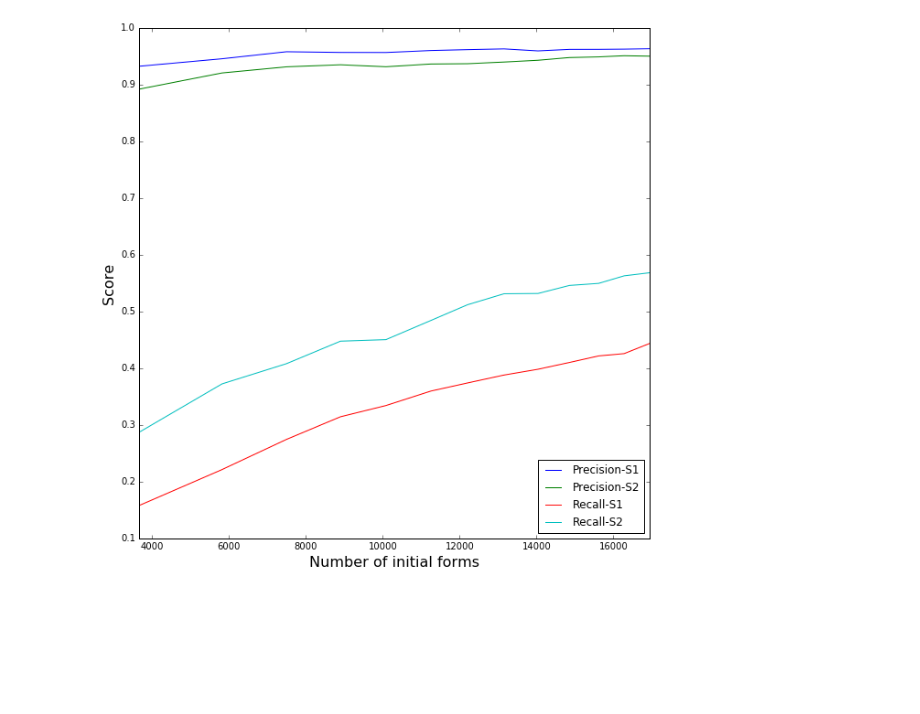
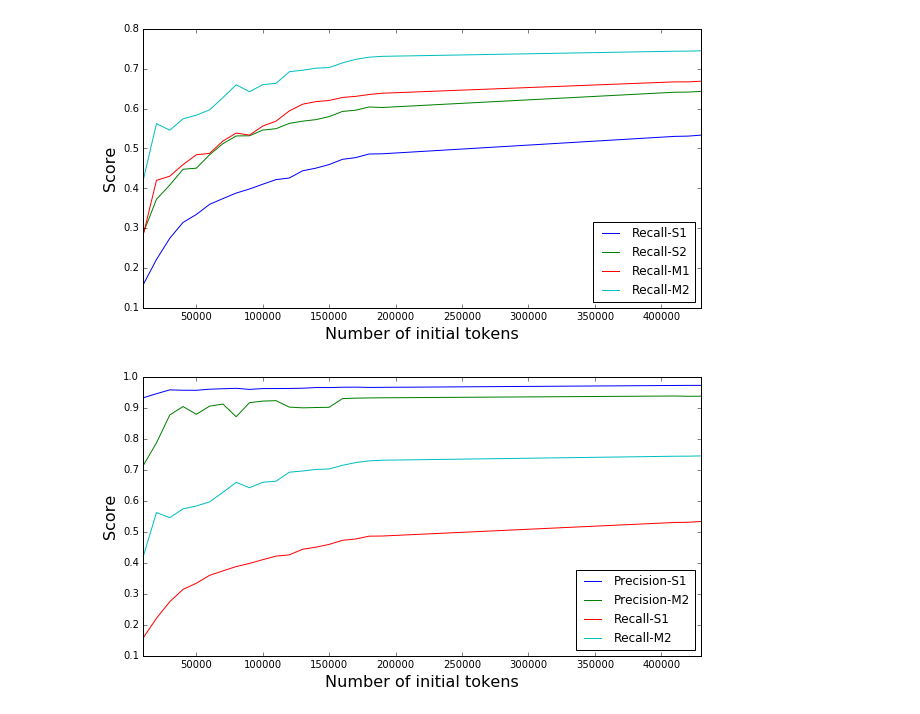
Before and after one commit to gboye/SWIM, a Jupyter notebook: ParadigmGeneration/Longitudinales/Longitudinales-Resultats.ipynb, the cells around one changed output. Saved outputs shown, nothing was run; the diff lists cells and outputs as text; code cells hidden in the pictures; blank space fills up the shorter version.

```diff
--- a/ParadigmGeneration/Longitudinales/Longitudinales-Resultats.ipynb
+++ b/ParadigmGeneration/Longitudinales/Longitudinales-Resultats.ipynb
@@ -30,8 +57,10 @@ omp2=pd.DataFrame.from_dict(omp2Dict,orient="index")
 # %%
-del msp2[u"nbGoldForms"]
-del omp1[u"nbGoldForms"]
-del omp2[u"nbGoldForms"]
-msp1.columns=[c+"-S1" if not c in ["nbGoldForms","nbInitialForms"] else c for c in msp1.columns]
+colonnesUniques=["nbGoldForms","nbInitialForms","nbLexemes"]
+for colonne in colonnesUniques:
+    del msp2[colonne]
+    del omp1[colonne]
+    del omp2[colonne]
+msp1.columns=[c+"-S1" if not c in colonnesUniques else c for c in msp1.columns]
 msp2.columns=[c+"-S2" for c in msp2.columns]
 omp1.columns=[c+"-M1" for c in omp1.columns]
 omp2.columns=[c+"-M2" for c in omp2.columns]
@@ -95,5 +139,5 @@ df[["FP-S1","TP-S1","UG-S1","OG-S1","FP-M1","TP-M1","UG-M1","OG-M1"]]
 # %%
-def makeGraph(x,colonnes,xlabel="Number of initial %s",ylabel="Score",size=(10,10)):
+def makeGraph(x,colonnes,xlabel="Number of initial %s",ylabel="Score",size=(10,5)):
     scale=x
     ax=df.set_index(scale)[colonnes].plot(figsize=size)
     ax.set_xlabel(xlabel%scale,fontsize=16)
@@ -101,4 +234,8 @@ def makeGraph(x,colonnes,xlabel="Number of initial %s",ylabel="Score",size=(10,1
+# %%
+makeGraph("tokens",["Recall-S1","Recall-S2","Recall-M1","Recall-M2"])
+# %% [output]
+[figure, added]
 # %%
-makeGraph("forms",["Precision-S1","Precision-S2","Recall-S1","Recall-S2"])
+makeGraph("tokens",["Precision-S1","Precision-M2","Recall-S1","Recall-M2"])
 # %% [output]
-[figure, old version]
+[figure, new version]
```
Also changed, not shown: parts of 40 cells of this notebook, 7 other files.
